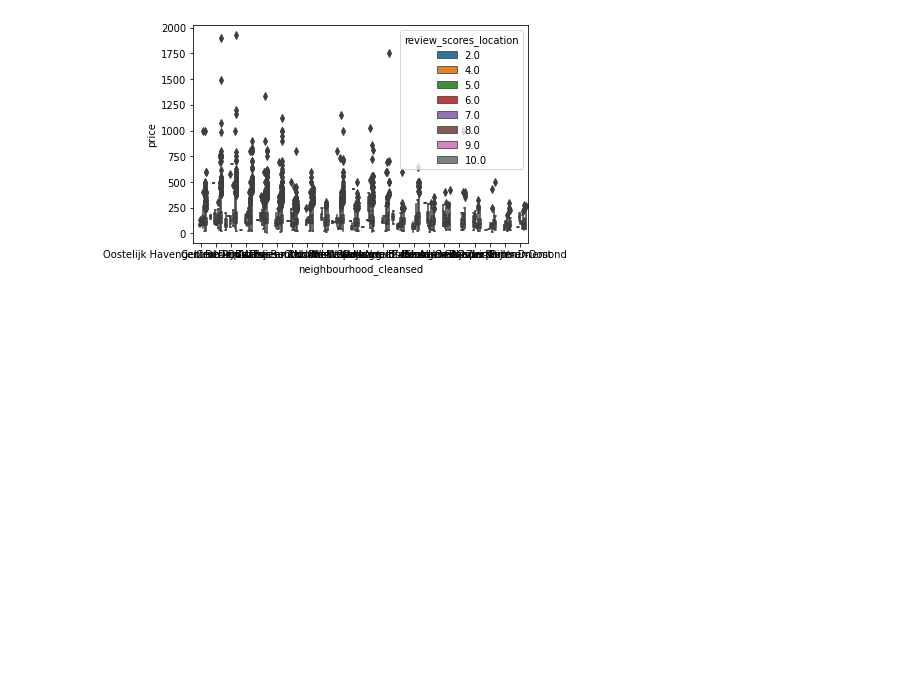
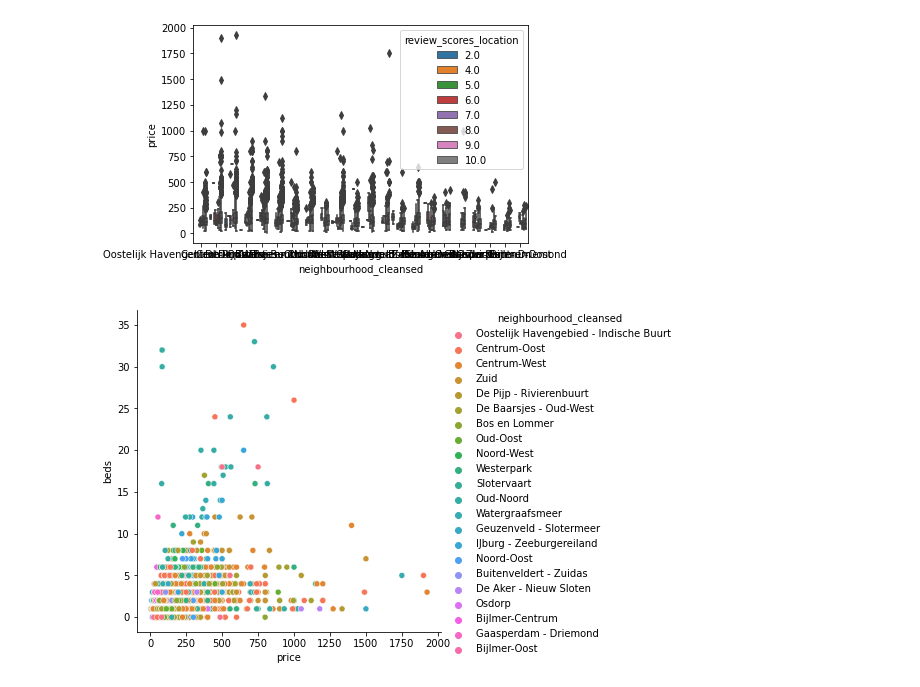
Before and after one commit to rubyspch/Colaboratory-Notes, a Jupyter notebook: DeepNoteEDA/notebook.ipynb, the cells around one changed output. Cells and saved outputs as stored; diff of their text form; code cells hidden in the pictures; blank space fills up the shorter version.

Commit message:
Add visualisations for dataset

```diff
--- a/DeepNoteEDA/notebook.ipynb
+++ b/DeepNoteEDA/notebook.ipynb
@@ -4,7 +4,7 @@ import numpy as np
 import matplotlib.pyplot as plt
 import seaborn as sns
 %matplotlib inline
-dataframe=pd.read_csv("/work/listings.csv.gz")
+dataframe=pd.read_csv("/work/Colaboratory-Notes/DeepNoteEDA/listings.csv.gz")
 df=dataframe
 # %%
 df.head()
@@ -90,3 +90,7 @@ sns.boxplot(x="neighbourhood_cleansed", y="price", data=lower_prices, hue="revie
 # %% [output]
 <AxesSubplot:xlabel='neighbourhood_cleansed', ylabel='price'>
 [figure]
+# %%
+sns.relplot(x="price", y="beds", hue="neighbourhood_cleansed", data=lower_prices);
+# %% [output]
+[figure, added]
```
Also changed, not shown: parts of 20 cells of this notebook.
